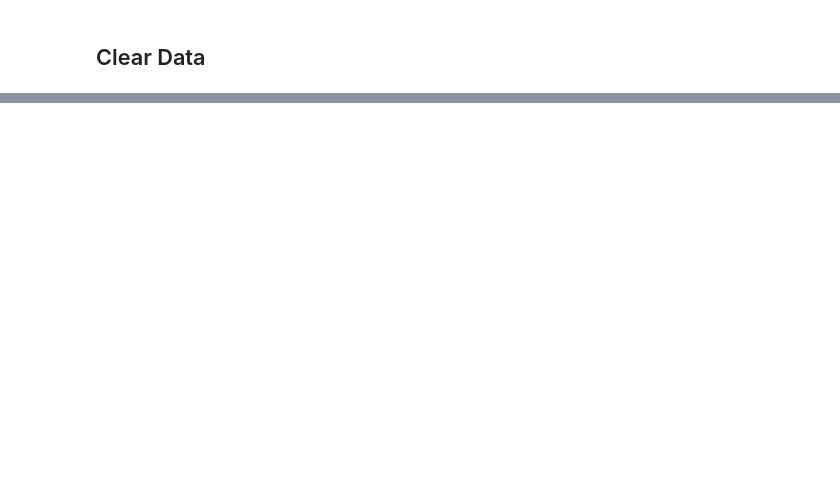
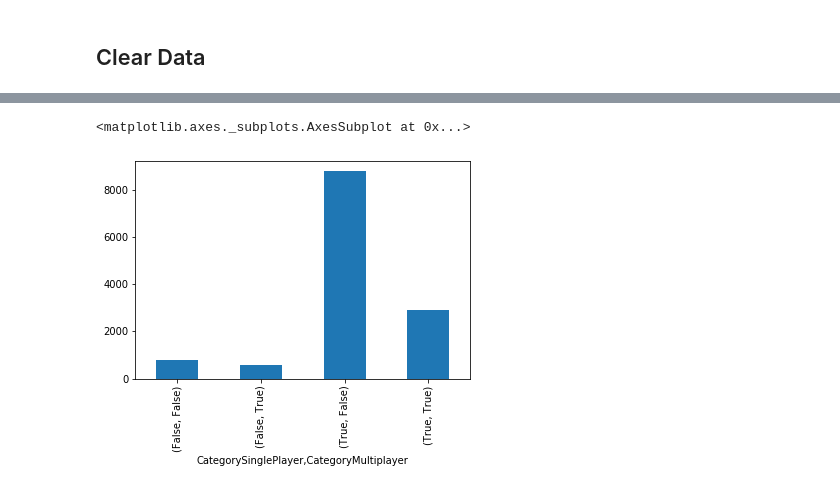
Before and after one commit to UVBMOB/SteamDataML, a Jupyter notebook: code/SteamGamesFeatures.ipynb, the cells around one changed output, grey strips where cells are left out. Cells and saved outputs as stored; diff of their text form; code cells hidden in the pictures; blank space fills up the shorter version.

```diff
--- a/code/SteamGamesFeatures.ipynb
+++ b/code/SteamGamesFeatures.ipynb
@@ -41,0 +133,7 @@ df.info()
+# %%
+#multi-single fitle
+df_game = df.loc[df['GenreIsNonGame'] == False] #sadece oyunlar
+df_game.groupby(['CategorySinglePlayer','CategoryMultiplayer'])['AppName'].size().plot(kind='bar')
+# %% [output]
+<matplotlib.axes._subplots.AxesSubplot at 0x...>
+[figure, added]
```
Also changed, not shown: parts of 17 cells of this notebook, 1 other file.
